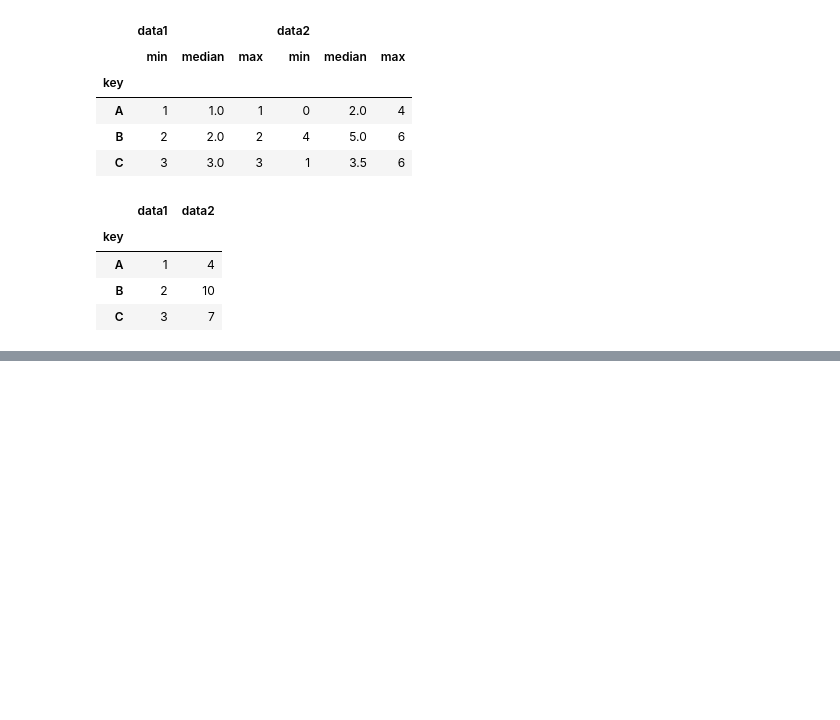
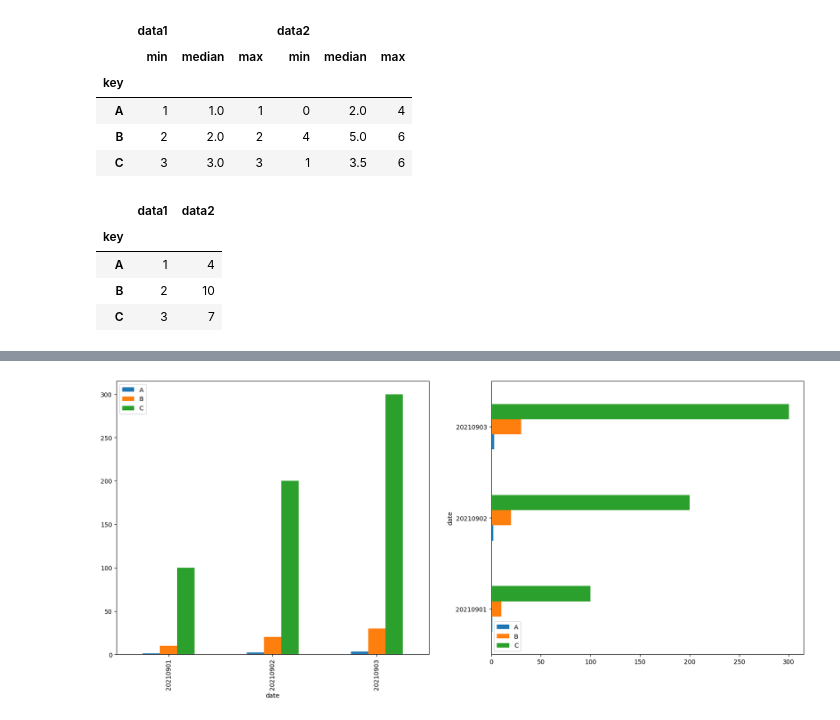
Before and after one commit to pmj8298/python, a Jupyter notebook: python11.ipynb, the cells around one changed output, grey strips where cells are left out. Cells and saved outputs as stored; diff of their text form; code cells hidden in the pictures; blank space fills up the shorter version.

```diff
--- a/python11.ipynb
+++ b/python11.ipynb
@@ -318,0 +401,3 @@ df.groupby('key').aggregate({'data1':'max','data2':'sum'})
+# %%
+pivot1.columns = pivot1.columns.values
+pivot1
@@ -318,0 +410,3 @@ df.groupby('key').aggregate({'data1':'max','data2':'sum'})
+# %%
+pivot1.reset_index(inplace = True)
+pivot1
@@ -318,0 +418,3 @@ df.groupby('key').aggregate({'data1':'max','data2':'sum'})
+# %%
+pivot1.reset_index(level = 0, inplace = True)
+pivot1
@@ -318,0 +426,3 @@ df.groupby('key').aggregate({'data1':'max','data2':'sum'})
+# %%
+pivot1 = pivot1.set_index('date')
+pivot1
@@ -318,0 +435,10 @@ df.groupby('key').aggregate({'data1':'max','data2':'sum'})
+# %%
+import matplotlib.pyplot as plt
+# fig , ax = plt.subplots(1,2)
+# fig.set_size_inches(20,8)
+fig , ax = plt.subplots(1,2, figsize=(20,8))
+pivot1.plot(kind='bar',ax = ax[0])
+pivot1.plot(kind='barh',ax = ax[1])
+plt.show()
+# %% [output]
+[figure, added]
```
Also changed, not shown: parts of 14 cells of this notebook, 3 other files.
